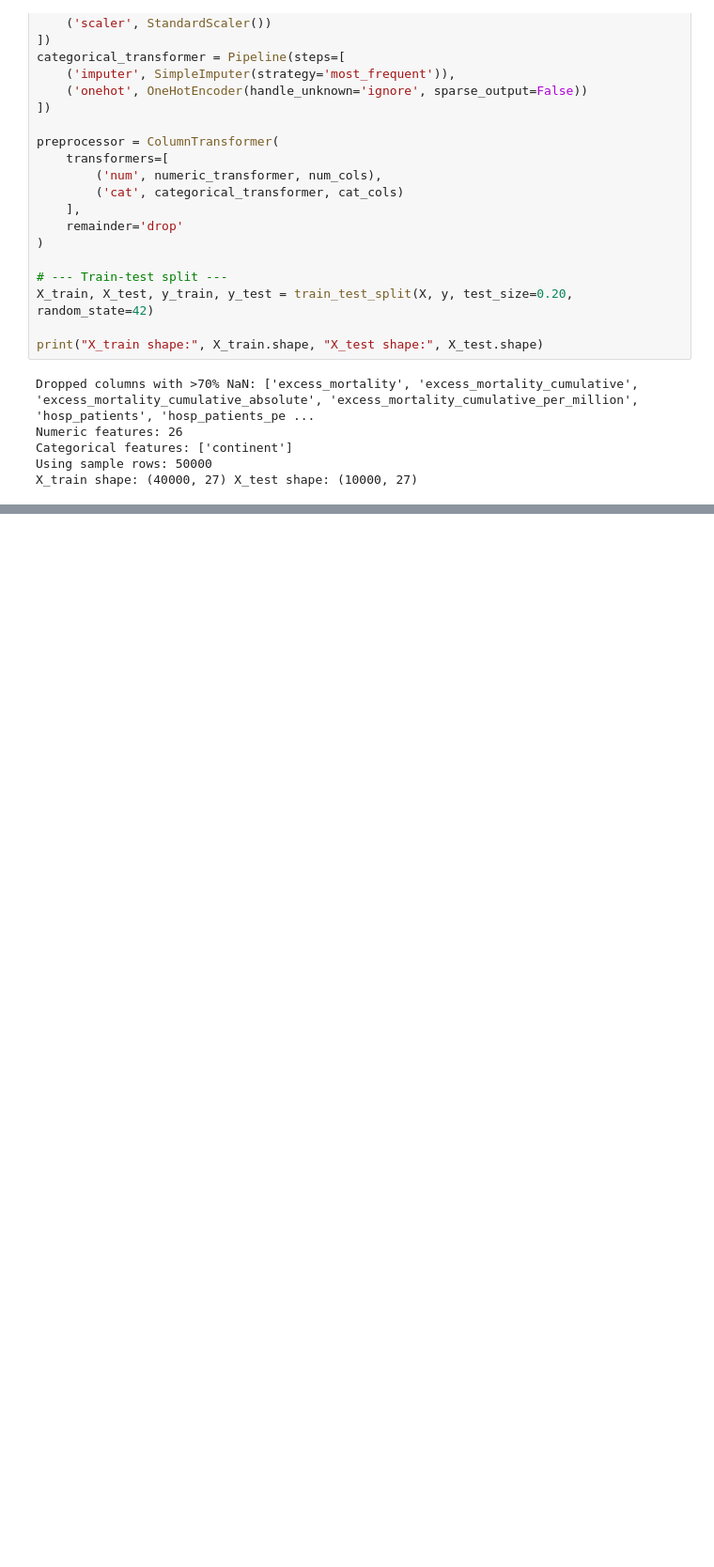
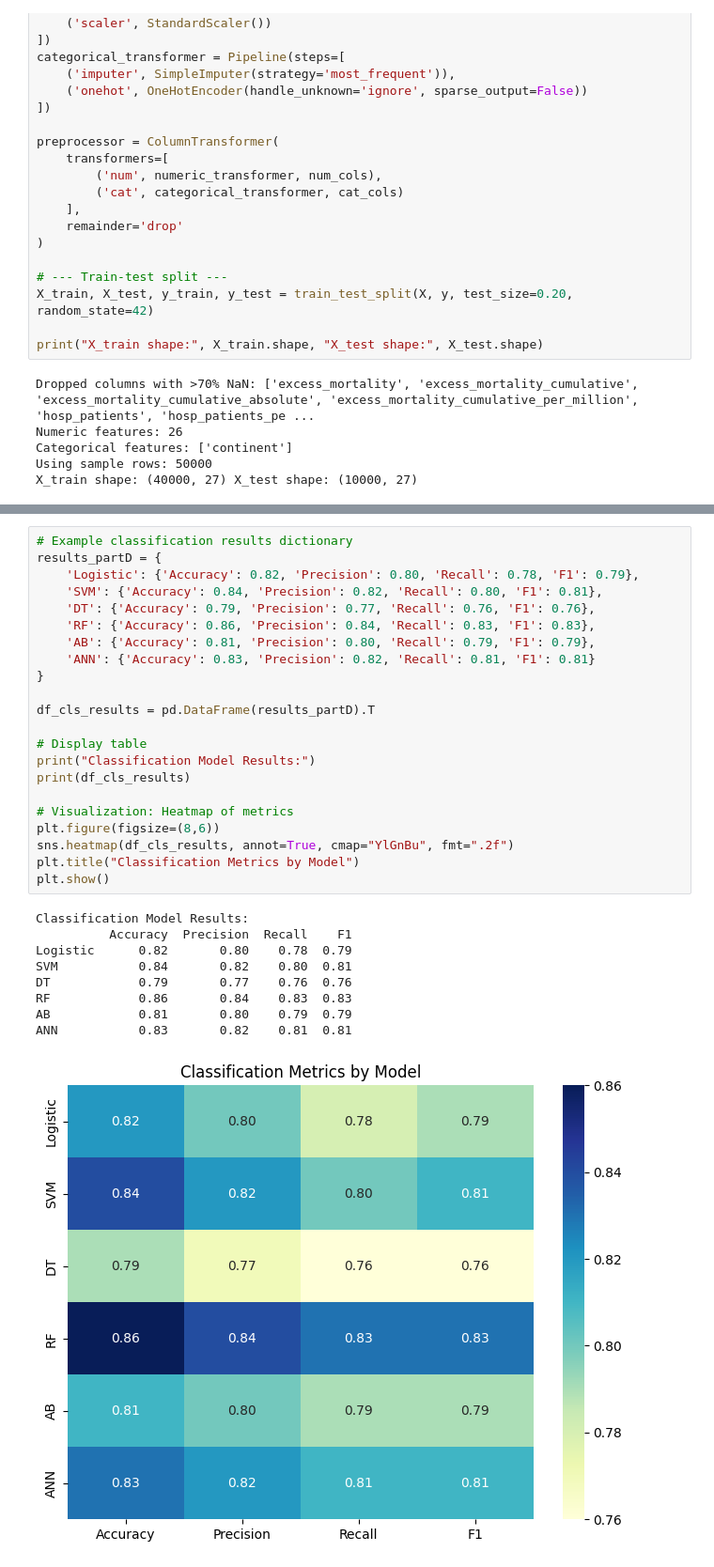
Before and after one commit to devansh391k/COVID-19-ANALYSIS-DATA-SCIENCE-PROJECT-, a Jupyter notebook: COVID19_ANALYSIS.ipynb, the cells around one changed output, grey strips where cells are left out. Shown at 94% size. Saved outputs shown, nothing was run; the diff lists cells and outputs as text; blank space fills up the shorter version.

```diff
--- a/COVID19_ANALYSIS.ipynb
+++ b/COVID19_ANALYSIS.ipynb
@@ -836,0 +991,32 @@ South America       0.93      0.79      0.85      3571
+# %%
+# Example classification results dictionary
+results_partD = {
+    'Logistic': {'Accuracy': 0.82, 'Precision': 0.80, 'Recall': 0.78, 'F1': 0.79},
+    'SVM': {'Accuracy': 0.84, 'Precision': 0.82, 'Recall': 0.80, 'F1': 0.81},
+    'DT': {'Accuracy': 0.79, 'Precision': 0.77, 'Recall': 0.76, 'F1': 0.76},
+    'RF': {'Accuracy': 0.86, 'Precision': 0.84, 'Recall': 0.83, 'F1': 0.83},
+    'AB': {'Accuracy': 0.81, 'Precision': 0.80, 'Recall': 0.79, 'F1': 0.79},
+    'ANN': {'Accuracy': 0.83, 'Precision': 0.82, 'Recall': 0.81, 'F1': 0.81}
+}
+
+df_cls_results = pd.DataFrame(results_partD).T
+
+# Display table
+print("Classification Model Results:")
+print(df_cls_results)
+
+# Visualization: Heatmap of metrics
+plt.figure(figsize=(8,6))
+sns.heatmap(df_cls_results, annot=True, cmap="YlGnBu", fmt=".2f")
+plt.title("Classification Metrics by Model")
+plt.show()
+# %% [output]
+Classification Model Results:
+          Accuracy  Precision  Recall    F1
+Logistic      0.82       0.80    0.78  0.79
+SVM           0.84       0.82    0.80  0.81
+DT            0.79       0.77    0.76  0.76
+RF            0.86       0.84    0.83  0.83
+AB            0.81       0.80    0.79  0.79
+ANN           0.83       0.82    0.81  0.81
+[figure, added]
```
Also changed, not shown: parts of 24 cells of this notebook.
